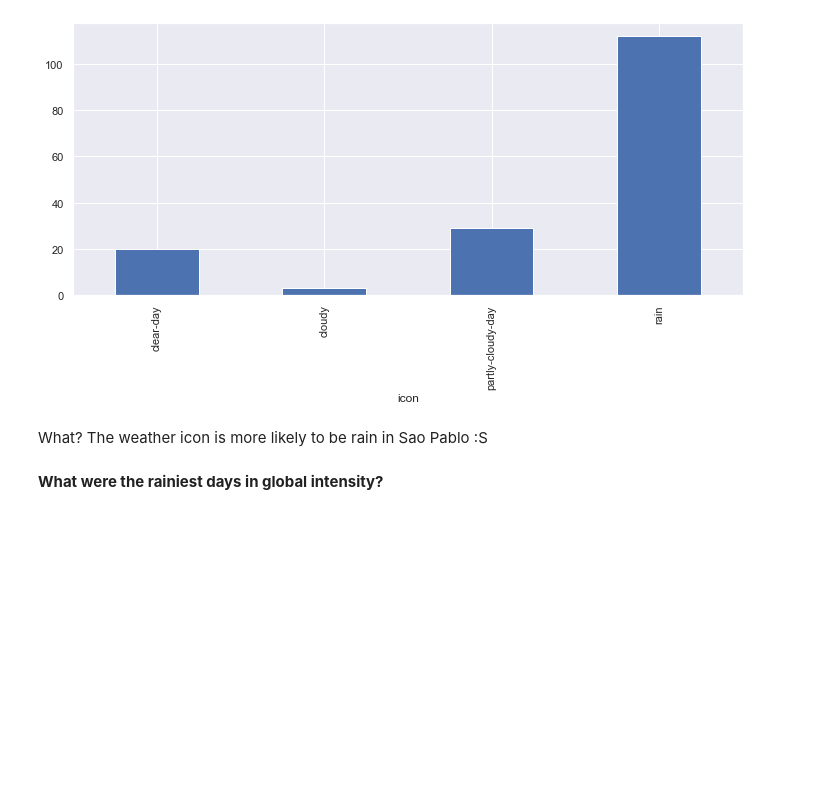
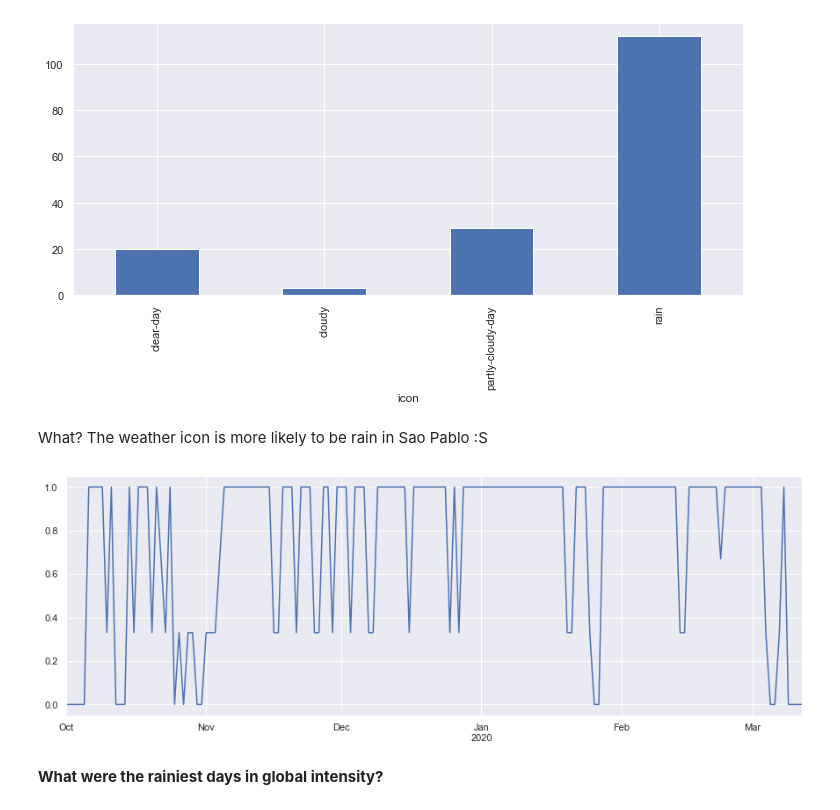
Before and after one commit to akanelson/ds4a, a Jupyter notebook: initial_exploratory_analysis/07 - How to load weather per date.ipynb, the cells around one changed output. Saved outputs shown, nothing was run; the diff lists cells and outputs as text; code cells hidden in the pictures; blank space fills up the shorter version.

```diff
--- a/initial_exploratory_analysis/07 - How to load weather per date.ipynb
+++ b/initial_exploratory_analysis/07 - How to load weather per date.ipynb
@@ -10,7 +10,7 @@ import seaborn as sns; sns.set()
 from sklearn import preprocessing
 # %%
 # The file was generated by the weather script.
-filename = './data/weather_daily_2019-10-01_2020-03-13.json'
+filename = '../data/weather_daily_2019-10-01_2020-03-13.json'
 
 if not os.path.exists(filename):
     raise 'file not exists'
@@ -24,14 +24,14 @@ df = pd.DataFrame(data).T
 # will drop any column not listed here
 selection = """
 summary, icon, precipIntensity, precipIntensityMax,
-precipProbability, precipType, temperatureHigh,
-temperatureLow, windSpeed, windGust, cloudCover
+precipProbability, temperatureHigh, temperatureLow,
+windSpeed, windGust, cloudCover
 """
 selection = [col.strip() for col in selection.split(',')]
 for col in df.columns:
     if col not in selection:
         del df[col]
-    elif col not in ['summary', 'icon', 'precipType']:
+    elif col not in ['summary', 'icon']:
         # set column type to float
         df[col] = df[col].astype('float')
 # %%
@@ -108,6 +109,13 @@ df.groupby('icon')['icon'].count().plot.bar(figsize=(12,5));
 [figure]
 # %% [markdown]
 What? The weather icon is more likely to be rain in Sao Pablo :S
+# %%
+i = {'clear-day': 0, 'partly-cloudy-day':0.33, 'cloudy': 0.67, 'rain': 1}
+df['iconn'] = df['icon'].apply(lambda x: i[x])
+# %%
+df['iconn'].plot(figsize=(15,5));
+# %% [output]
+[figure, added]
 # %% [markdown]
 **What were the rainiest days in global intensity?**
 # %%
```
Also changed, not shown: parts of 1 cell of this notebook, 1 other file.
